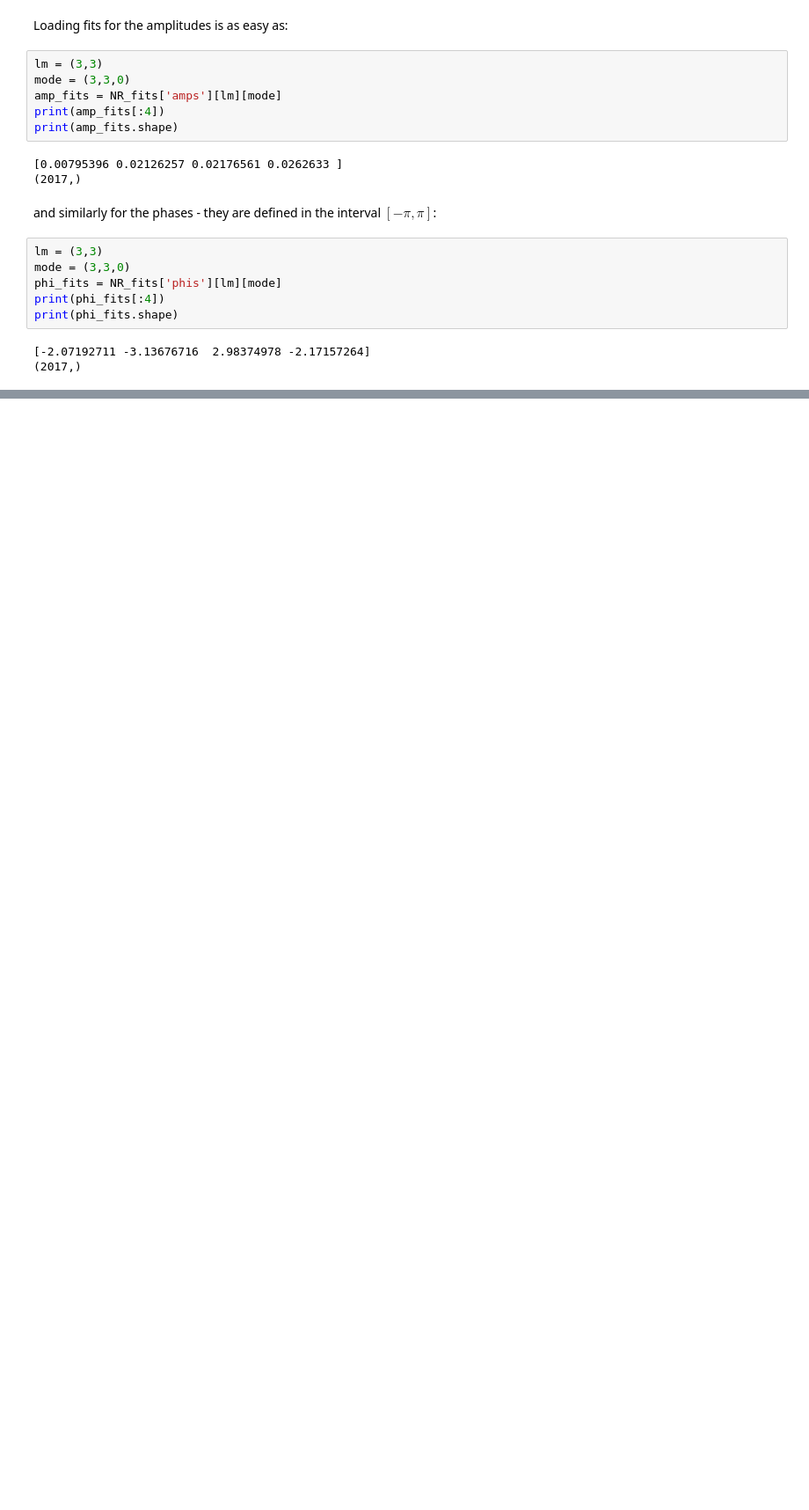
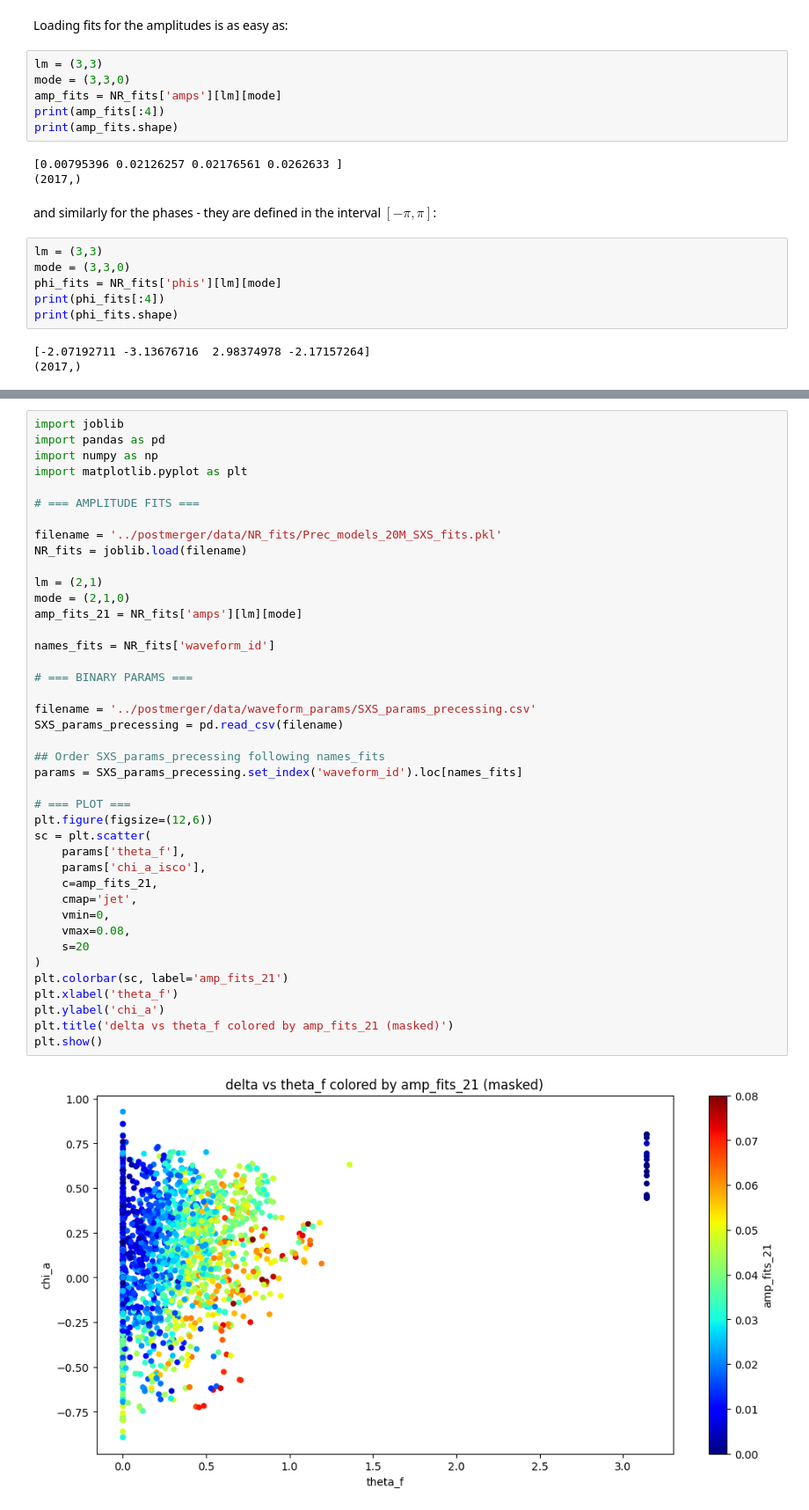
Before and after one commit to FraNob/postmerger, a Jupyter notebook: examples/data_for_prec_models.ipynb, the cells around one changed output, grey strips where cells are left out. Shown at 88% size. Saved outputs shown, nothing was run; the diff lists cells and outputs as text; blank space fills up the shorter version.

Commit message:
add plot example amp vs binary params

```diff
--- a/examples/data_for_prec_models.ipynb
+++ b/examples/data_for_prec_models.ipynb
@@ -134,0 +137,43 @@ print(phi_fits.shape)
+# %%
+import joblib
+import pandas as pd
+import numpy as np
+import matplotlib.pyplot as plt
+
+# === AMPLITUDE FITS ===
+
+filename = '../postmerger/data/NR_fits/Prec_models_20M_SXS_fits.pkl'
+NR_fits = joblib.load(filename)
+
+lm = (2,1)
+mode = (2,1,0)
+amp_fits_21 = NR_fits['amps'][lm][mode]
+
+names_fits = NR_fits['waveform_id']
+
+# === BINARY PARAMS ===
+
+filename = '../postmerger/data/waveform_params/SXS_params_precessing.csv'
+SXS_params_precessing = pd.read_csv(filename)
+
+## Order SXS_params_precessing following names_fits
+params = SXS_params_precessing.set_index('waveform_id').loc[names_fits]
+
+# === PLOT ===
+plt.figure(figsize=(12,6))
+sc = plt.scatter(
+    params['theta_f'],
+    params['chi_a_isco'],
+    c=amp_fits_21,
+    cmap='jet',
+    vmin=0,
+    vmax=0.08,
+    s=20
+)
+plt.colorbar(sc, label='amp_fits_21')
+plt.xlabel('theta_f')
+plt.ylabel('chi_a')
+plt.title('delta vs theta_f colored by amp_fits_21 (masked)')
+plt.show()
+# %% [output]
+[figure, added]
```
Also changed, not shown: parts of 1 cell of this notebook.
